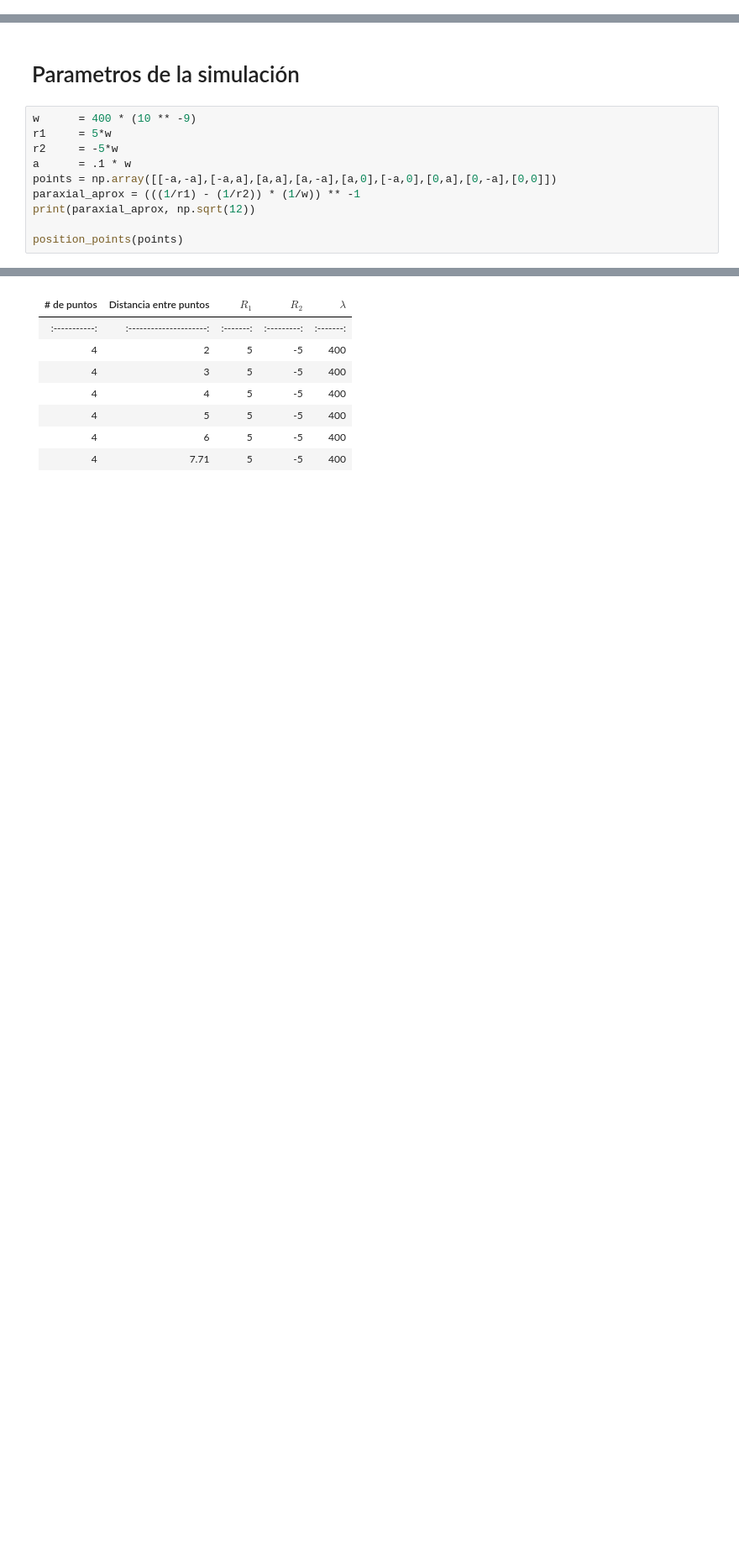
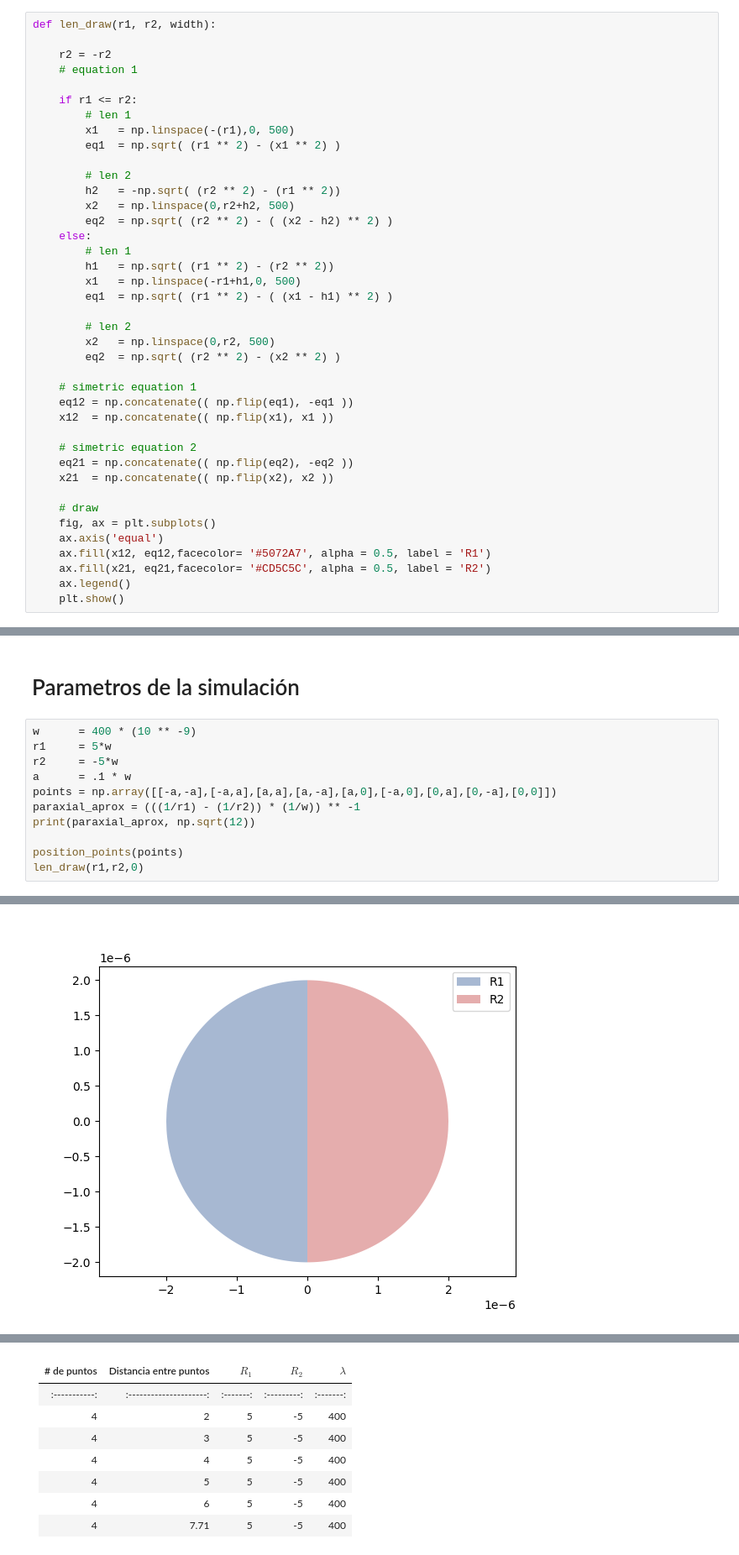
Before and after one commit to rcasalins/thesis_bachelor, a Jupyter notebook: Codigo/Tabla_9puntos.ipynb, the cells around one changed output, grey strips where cells are left out. Shown at 84% size. Saved outputs shown, nothing was run; the diff lists cells and outputs as text; blank space fills up the shorter version.

```diff
--- a/Codigo/Tabla_9puntos.ipynb
+++ b/Codigo/Tabla_9puntos.ipynb
@@ -13,6 +13,46 @@ def position_points(array):
     ax.scatter(array[:,:-1], array[:,1:], alpha=.7, color='black', s = 80)
     ax.axis('equal')
     plt.show()
+# %%
+def len_draw(r1, r2, width):
+
+    r2 = -r2
+    # equation 1
+
+    if r1 <= r2:
+        # len 1
+        x1   = np.linspace(-(r1),0, 500)
+        eq1  = np.sqrt( (r1 ** 2) - (x1 ** 2) )
+
+        # len 2
+        h2   = -np.sqrt( (r2 ** 2) - (r1 ** 2))
+        x2   = np.linspace(0,r2+h2, 500)
+        eq2  = np.sqrt( (r2 ** 2) - ( (x2 - h2) ** 2) )
+    else:
+        # len 1
+        h1   = np.sqrt( (r1 ** 2) - (r2 ** 2))
+        x1   = np.linspace(-r1+h1,0, 500)
+        eq1  = np.sqrt( (r1 ** 2) - ( (x1 - h1) ** 2) )
+
+        # len 2
+        x2   = np.linspace(0,r2, 500)
+        eq2  = np.sqrt( (r2 ** 2) - (x2 ** 2) )
+
+    # simetric equation 1
+    eq12 = np.concatenate(( np.flip(eq1), -eq1 ))
+    x12  = np.concatenate(( np.flip(x1), x1 ))
+
+    # simetric equation 2
+    eq21 = np.concatenate(( np.flip(eq2), -eq2 ))
+    x21  = np.concatenate(( np.flip(x2), x2 ))
+
+    # draw
+    fig, ax = plt.subplots()
+    ax.axis('equal')
+    ax.fill(x12, eq12,facecolor= '#5072A7', alpha = 0.5, label = 'R1')
+    ax.fill(x21, eq21,facecolor= '#CD5C5C', alpha = 0.5, label = 'R2')
+    ax.legend()
+    plt.show()
 # %%
 def matrix_points(p):
     #x son los puntos sobre el eje x
@@ -114,16 +166,18 @@ def GeometricPotencial_3D_reducido(xa, ya, za, p, wa,c,R1,R2):
 # %%
 w      = 400 * (10 ** -9)
 r1     = 5*w
 r2     = -5*w
 a      = .1 * w
 points = np.array([[-a,-a],[-a,a],[a,a],[a,-a],[a,0],[-a,0],[0,a],[0,-a],[0,0]])
 paraxial_aprox = (((1/r1) - (1/r2)) * (1/w)) ** -1
 print(paraxial_aprox, np.sqrt(12))
 
 position_points(points)
+len_draw(r1,r2,0)
 # %% [output]
 4.0000000000000006e-13 3.4641016151377544
 [figure]
+[figure, added]
 # %%
 # Colapse
 zzz = np.linspace(1.5*w, 30*w, 1000)
```
Also changed, not shown: parts of 4 cells of this notebook, 6 other files.
